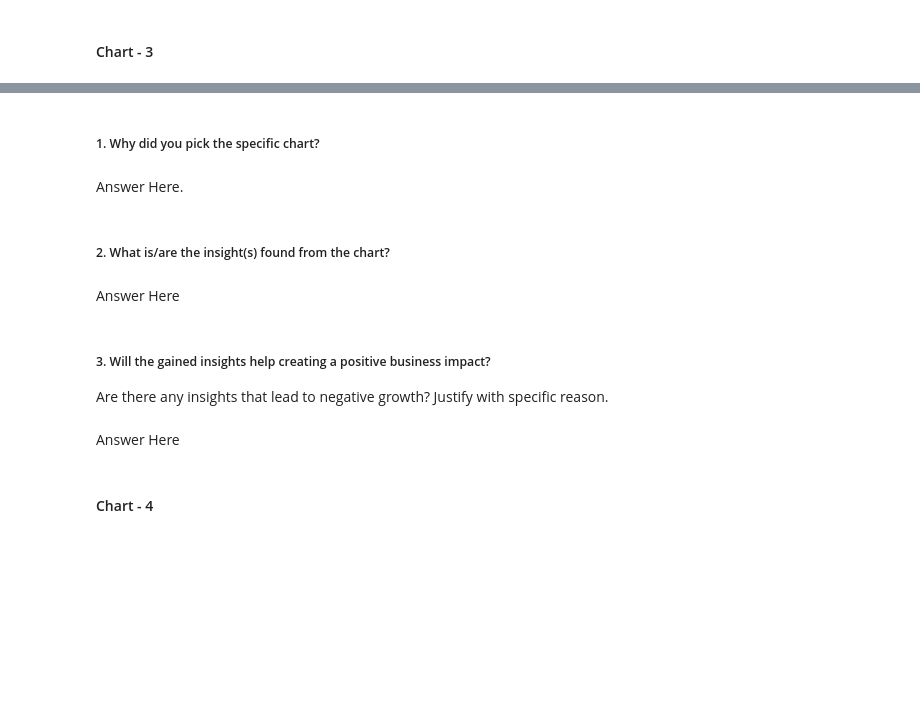
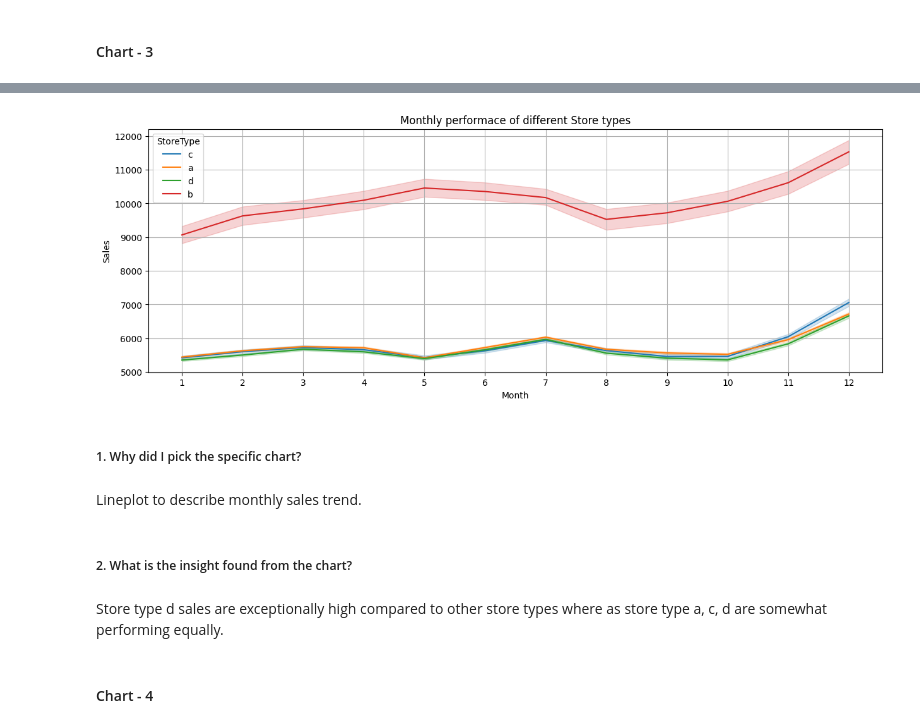
Before and after one commit to MrMRaut/Drug-Stores-Sales-Analysis-and-Prediction, a Jupyter notebook: 1151 Drug Stores Sales Data.ipynb, the cells around one changed output, grey strips where cells are left out. Cells and saved outputs as stored; diff of their text form; code cells hidden in the pictures; blank space fills up the shorter version.

```diff
--- a/1151 Drug Stores Sales Data.ipynb
+++ b/1151 Drug Stores Sales Data.ipynb
@@ -394,15 +398,23 @@ sns.barplot(x = df.DayOfWeek,
+# %%
+# Chart - 3 visualization code
+plt.figure(figsize=(15,5))
+sns.lineplot(x = sd.Date.dt.month, y = sd.Sales, hue=sd.StoreType)
+
+plt.grid()
+plt.xticks(sd.Date.dt.month.unique())
+plt.title('Monthly performace of different Store types')
+plt.xlabel('Month')
+
+plt.show()
+# %% [output]
+[figure, added]
 # %% [markdown]
-##### 1. Why did you pick the specific chart?
+##### 1. Why did I pick the specific chart?
-# %% [markdown]
-Answer Here.
+# %% [markdown]
+Lineplot to describe monthly sales trend.
 # %% [markdown]
-##### 2. What is/are the insight(s) found from the chart?
+##### 2. What is the insight found from the chart?
-# %% [markdown]
-Answer Here
-# %% [markdown]
-##### 3. Will the gained insights help creating a positive business impact?
-Are there any insights that lead to negative growth? Justify with specific reason.
-# %% [markdown]
-Answer Here
+# %% [markdown]
+Store type d sales are exceptionally high compared to other store types where as store type a, c, d are somewhat performing equally.
 # %% [markdown]
 #### Chart - 4
```
Also changed, not shown: parts of 10 cells of this notebook.
